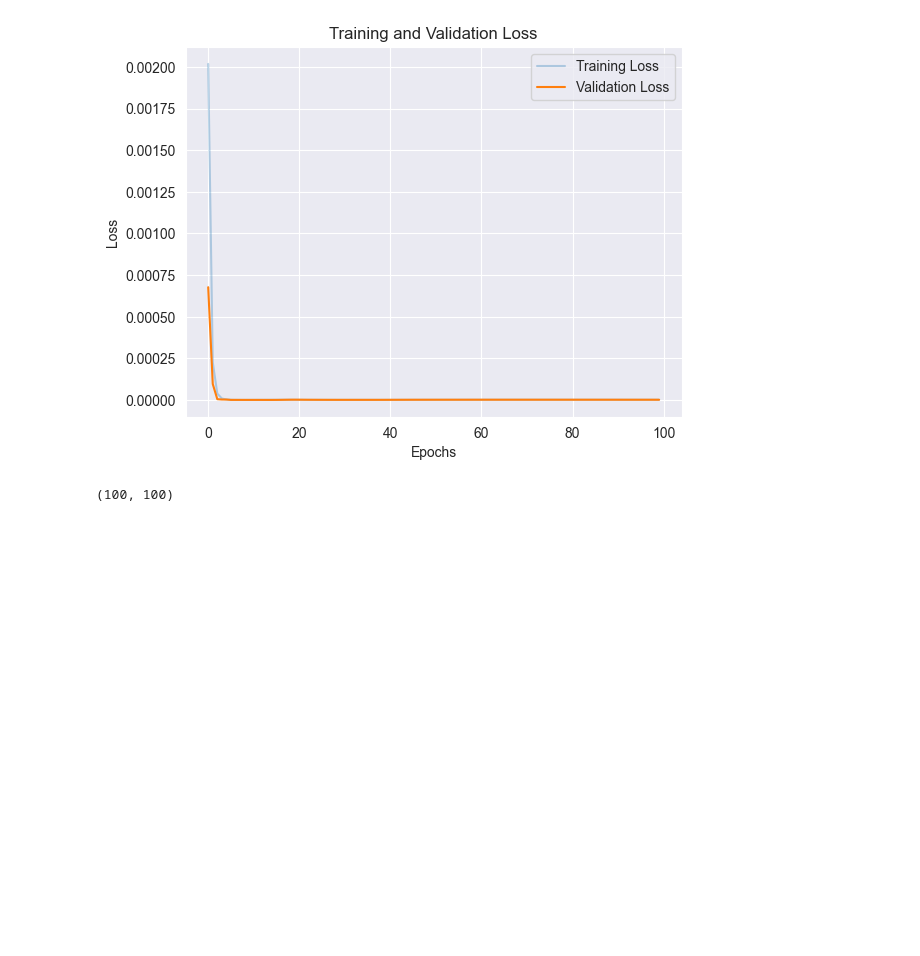
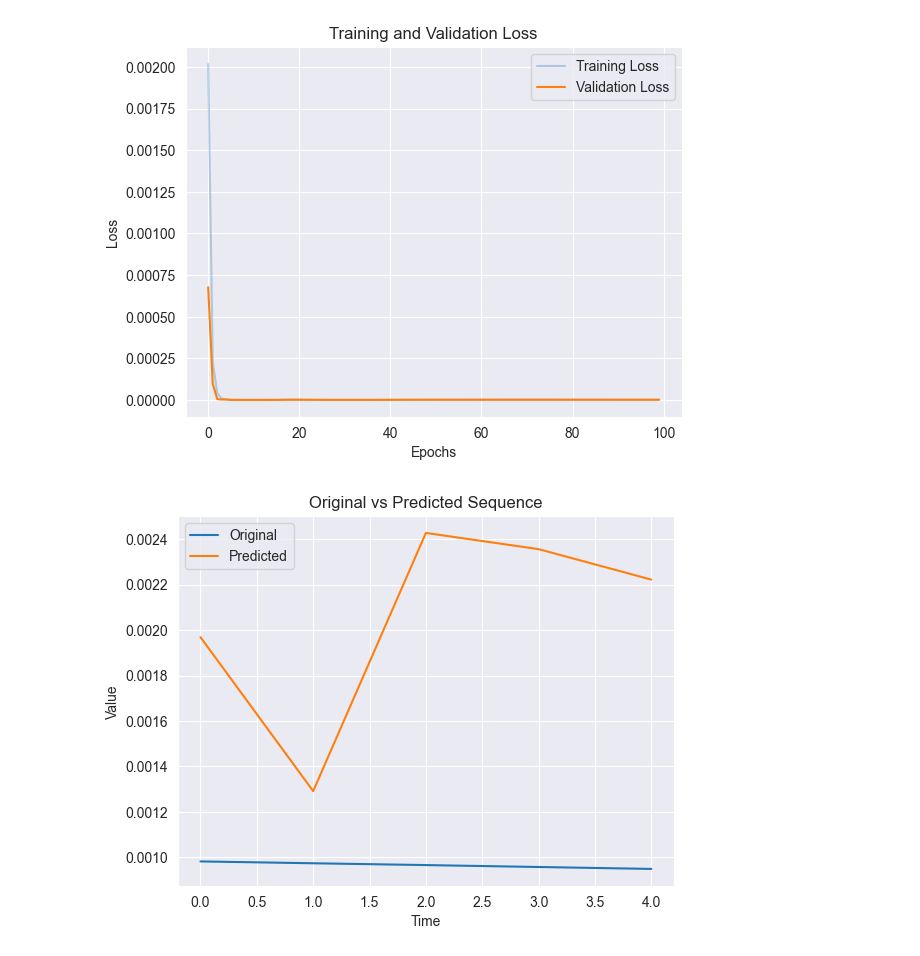
Before and after one commit to consuelorojas/Tesis, a Jupyter notebook: RNN/multistep_tester.ipynb, the cells around one changed output. Drawn from its saved outputs; the diff is of its cells as text; code cells hidden in the pictures; blank space fills up the shorter version.

```diff
--- a/RNN/multistep_tester.ipynb
+++ b/RNN/multistep_tester.ipynb
@@ -186,7 +186,32 @@ plt.legend()
 plt.show()
 # %% [output]
 [figure]
-# %%
-len(val_losses), len(train_losses)
-# %% [output]
-(100, 100)
+# %%
+#test model
+model.eval()
+test_sequences, test_targets = zip(*test_data)
+test_sequences = torch.tensor(test_sequences, dtype=torch.float32).unsqueeze(-1)
+
+def predict(model, data):
+    model.eval()
+    with torch.no_grad():
+        #input_seq = torch.tensor(data, dtype=torch.float32).unsqueeze(0).unsqueeze(-1)
+        output_seq = model(data.unsqueeze(0))
+        return output_seq.squeeze().numpy()
+
+# Example usage:
+predicted_sequence = predict(model, test_sequences[0])
+
+def plot_sequence(original, predicted):
+    plt.plot(original, label='Original')
+    plt.plot(predicted, label='Predicted')
+    plt.xlabel('Time')
+    plt.ylabel('Value')
+    plt.title('Original vs Predicted Sequence')
+    plt.legend()
+    plt.show()
+
+# Example usage:
+plot_sequence(test_targets[0], predicted_sequence)
+# %% [output]
+[figure, added]
```
